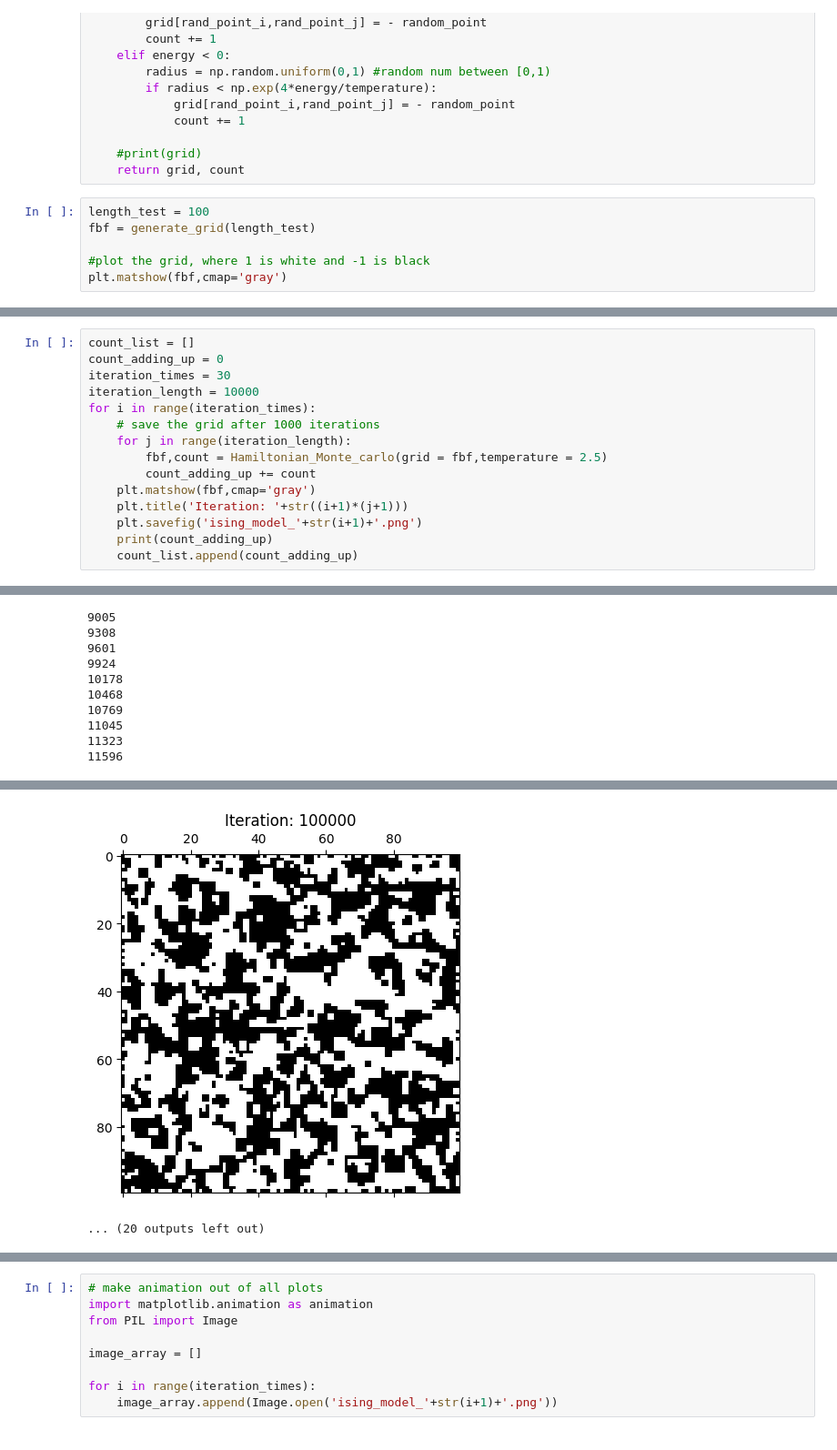
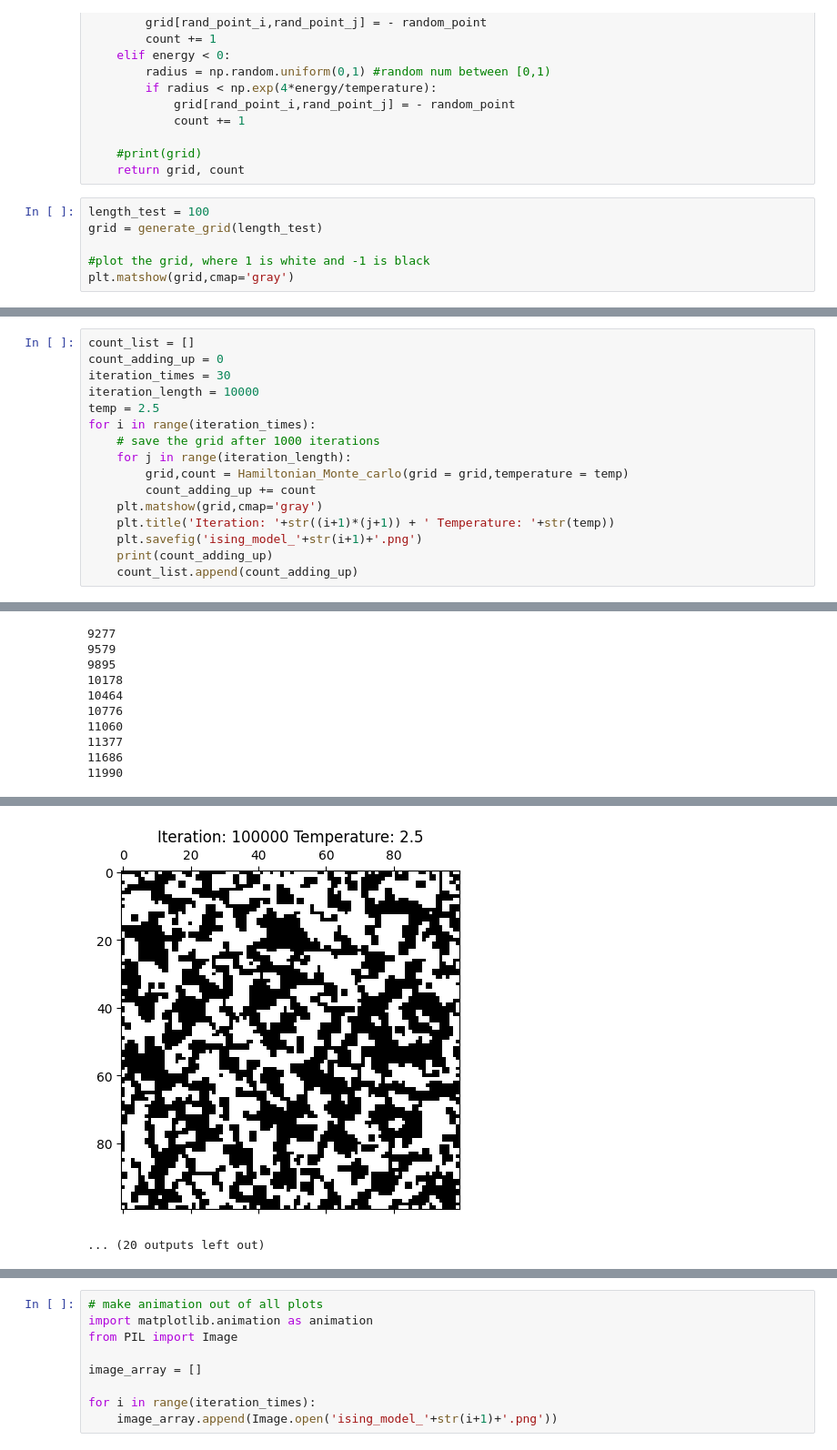
Before and after one commit to alexburg14/Ising-Model, a Jupyter notebook: first_test.ipynb, the cells around one changed output, grey strips where cells are left out. Shown at 91% size. Saved outputs shown, nothing was run; the diff lists cells and outputs as text.

```diff
--- a/first_test.ipynb
+++ b/first_test.ipynb
@@ -35,9 +35,9 @@ def Hamiltonian_Monte_carlo(grid,temperature):
     return grid, count
 # %%
 length_test = 100
-fbf = generate_grid(length_test)
+grid = generate_grid(length_test)
 
 #plot the grid, where 1 is white and -1 is black
-plt.matshow(fbf,cmap='gray')
+plt.matshow(grid,cmap='gray')
 # %% [output]
 <matplotlib.image.AxesImage at 0x...>
@@ -47,13 +47,14 @@ count_list = []
 count_adding_up = 0
 iteration_times = 30
 iteration_length = 10000
+temp = 2.5
 for i in range(iteration_times):
     # save the grid after 1000 iterations
     for j in range(iteration_length):
-        fbf,count = Hamiltonian_Monte_carlo(grid = fbf,temperature = 2.5)
+        grid,count = Hamiltonian_Monte_carlo(grid = grid,temperature = temp)
         count_adding_up += count
-    plt.matshow(fbf,cmap='gray')
-    plt.title('Iteration: '+str((i+1)*(j+1)))
+    plt.matshow(grid,cmap='gray')
+    plt.title('Iteration: '+str((i+1)*(j+1)) + ' Temperature: '+str(temp))
     plt.savefig('ising_model_'+str(i+1)+'.png')
     print(count_adding_up)
     count_list.append(count_adding_up)
@@ -81,10 +82,10 @@ for i in range(iteration_times):
-9005
-9308
-9601
-9924
+9277
+9579
+9895
 10178
-10468
-10769
-11045
-11323
-11596
+10464
+10776
+11060
+11377
+11686
+11990
@@ -100,4 +101,4 @@ for i in range(iteration_times):
-[figure, old version]
+[figure, new version]
 ... (20 outputs left out)
 # %%
 plt.plot(np.arange(iteration_times),count_list)
```
Also changed, not shown: parts of 4 cells of this notebook, 31 other files.
